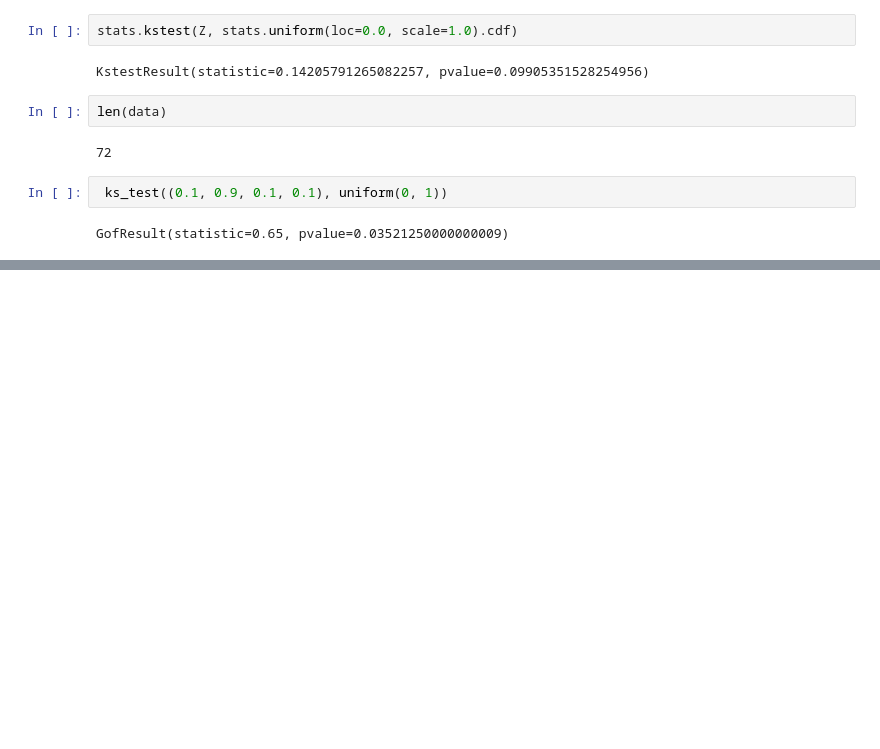
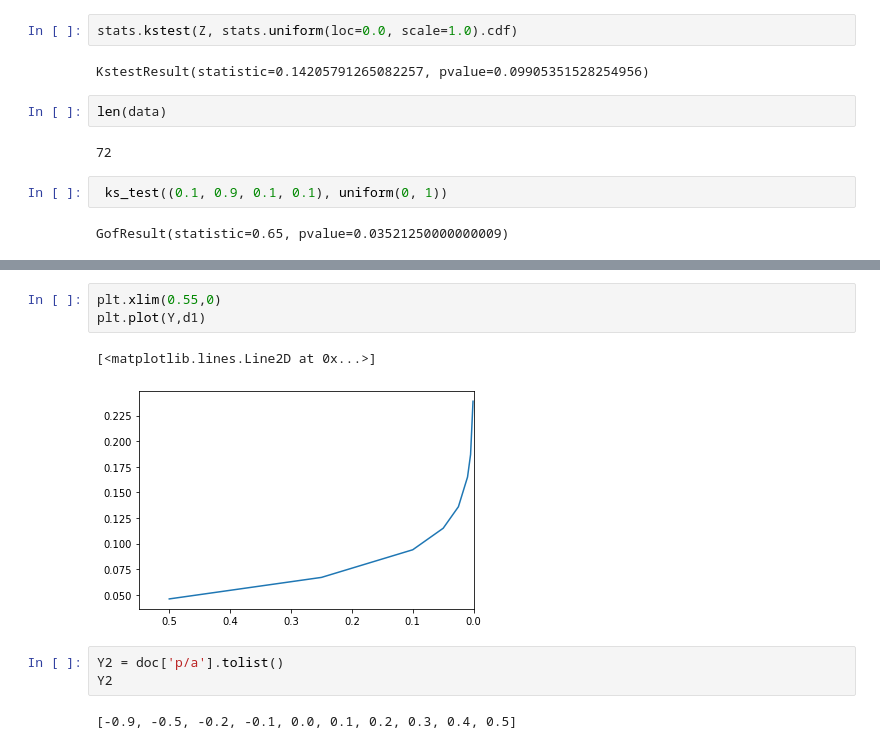
Before and after one commit to motein/Explore, a Jupyter notebook: GPD/论文中的实验.ipynb, the cells around one changed output, grey strips where cells are left out. Drawn from its saved outputs; the diff is of its cells as text; blank space fills up the shorter version.

```diff
--- a/GPD/论文中的实验.ipynb
+++ b/GPD/论文中的实验.ipynb
@@ -119,0 +153,11 @@ GofResult(statistic=0.65, pvalue=0.03521250000000009)
+# %%
+plt.xlim(0.55,0)
+plt.plot(Y,d1)
+# %% [output]
+[<matplotlib.lines.Line2D at 0x...>]
+[figure, added]
+# %%
+Y2 = doc['p/a'].tolist()
+Y2
+# %% [output]
+[-0.9, -0.5, -0.2, -0.1, 0.0, 0.1, 0.2, 0.3, 0.4, 0.5]
```
Also changed, not shown: parts of 9 cells of this notebook, 2 other files.
